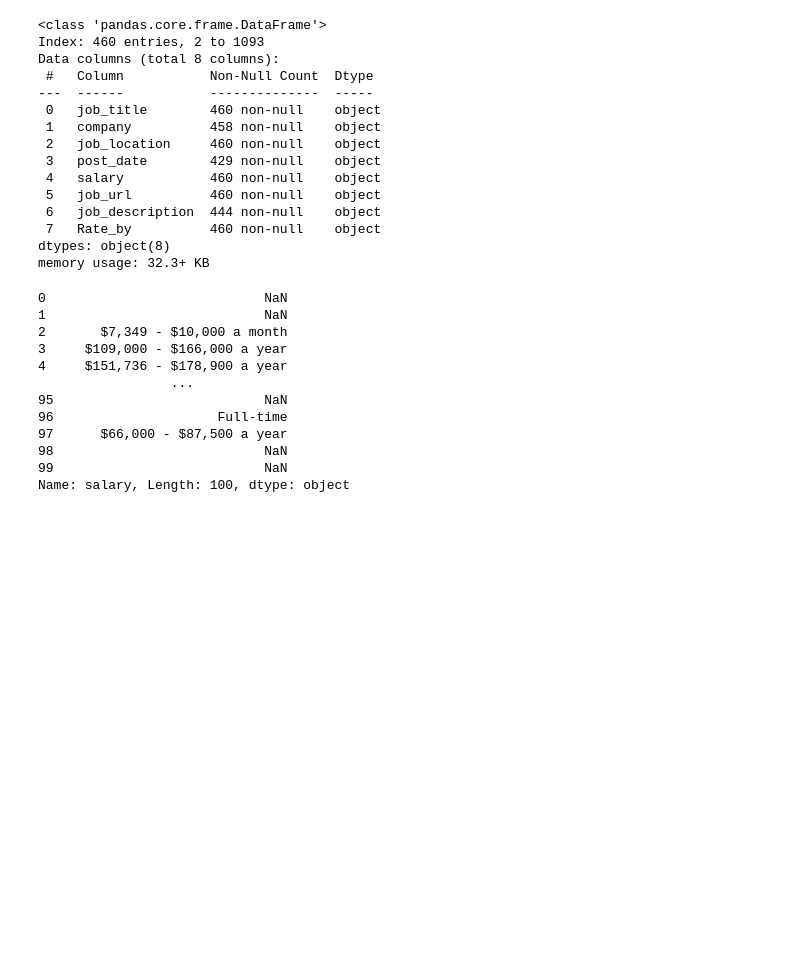
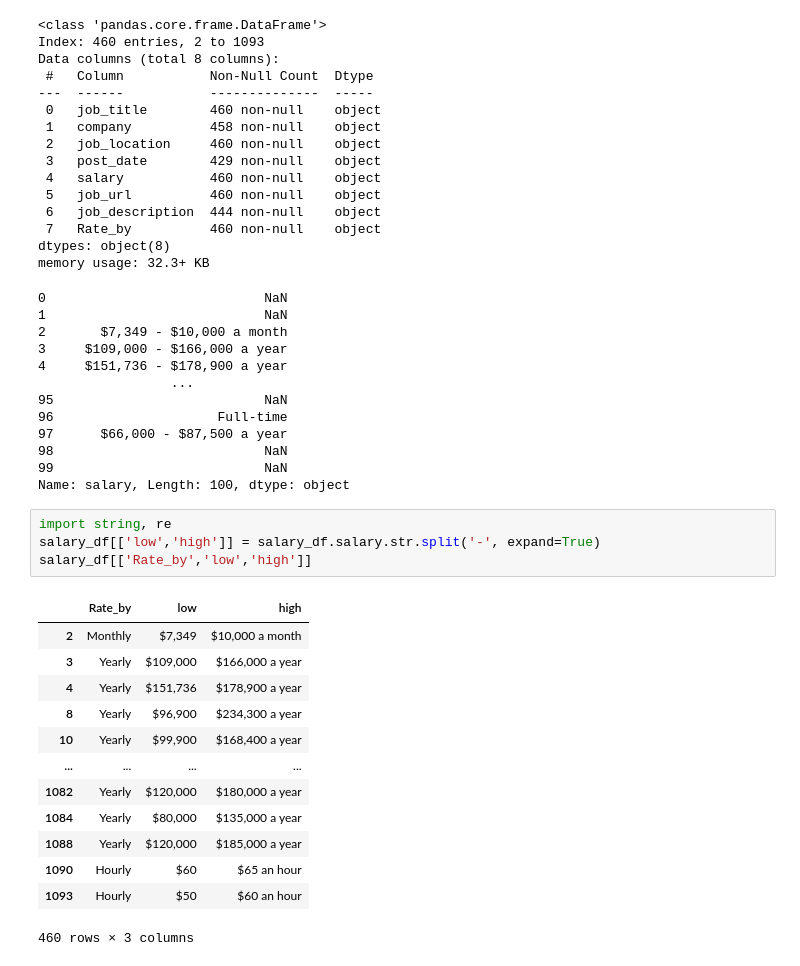
Before and after one commit to ihatmyself/Indeed-Python-NLP, a Jupyter notebook: NLP.ipynb, the cells around one changed output. Cells and saved outputs as stored; diff of their text form; blank space fills up the shorter version.

Commit message:
cleaning for salary

```diff
--- a/NLP.ipynb
+++ b/NLP.ipynb
@@ -131,3 +131,21 @@ memory usage: 32.3+ KB
 98                           NaN
 99                           NaN
 Name: salary, Length: 100, dtype: object
+# %%
+import string, re
+salary_df[['low','high']] = salary_df.salary.str.split('-', expand=True)
+salary_df[['Rate_by','low','high']]
+# %% [output]
+|  | Rate_by | low | high |
+| 2 | Monthly | $7,349 | $10,000 a month |
+| 3 | Yearly | $109,000 | $166,000 a year |
+| 4 | Yearly | $151,736 | $178,900 a year |
+| 8 | Yearly | $96,900 | $234,300 a year |
+| 10 | Yearly | $99,900 | $168,400 a year |
+| ... | ... | ... | ... |
+| 1082 | Yearly | $120,000 | $180,000 a year |
+| 1084 | Yearly | $80,000 | $135,000 a year |
+| 1088 | Yearly | $120,000 | $185,000 a year |
+| 1090 | Hourly | $60 | $65 an hour |
+| 1093 | Hourly | $50 | $60 an hour |
+460 rows × 3 columns
```
Also changed, not shown: parts of 1 cell of this notebook.
